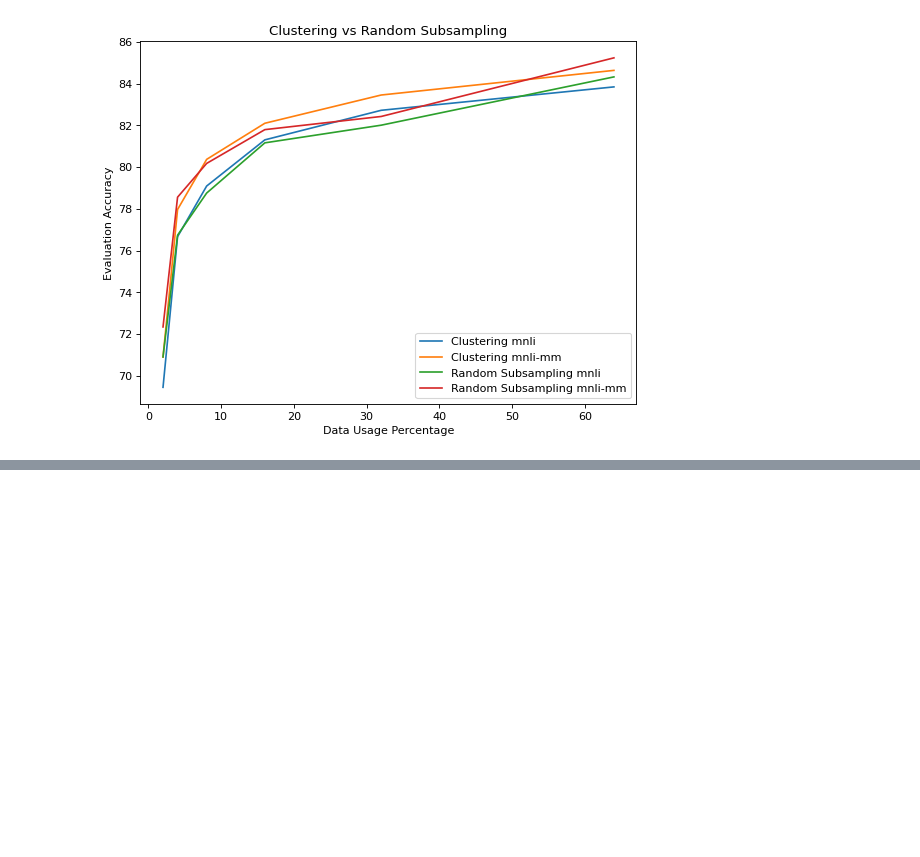
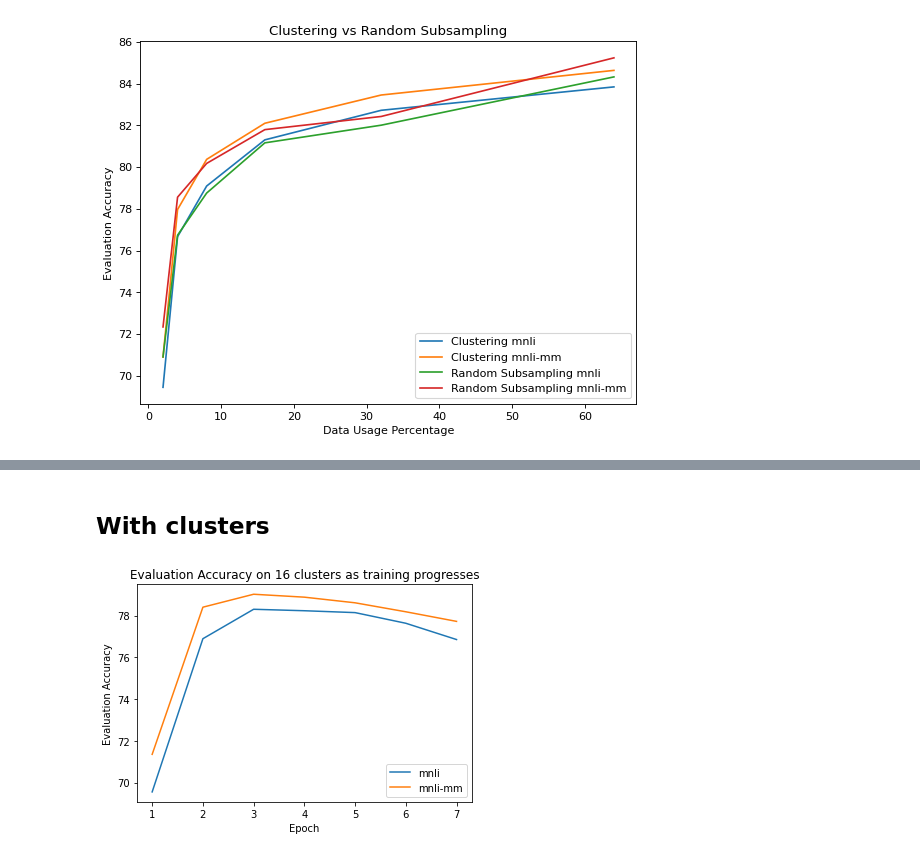
Before and after one commit to prajjwal1/generalize_lm_nli, a Jupyter notebook: nbs/graph_plots.ipynb, the cells around one changed output, grey strips where cells are left out. Saved outputs shown, nothing was run; the diff lists cells and outputs as text; code cells hidden in the pictures; blank space fills up the shorter version.

Commit message:
added another cluster mode and updated readme results

```diff
--- a/nbs/graph_plots.ipynb
+++ b/nbs/graph_plots.ipynb
@@ -338,0 +355,16 @@ plt.show()
+# %% [markdown]
+## With clusters
+# %%
+x = [1, 2, 3, 4, 5, 6, 7]
+y_16_clusters_mnli = [69.55, 76.89, 78.30, 78.23, 78.14, 77.63, 76.85]
+y_16_clusters_mnli_mm = [71.35, 78.40, 79.02, 78.88, 78.61, 78.18, 77.72]
+plt.plot(x, y_16_clusters_mnli, label = 'mnli')
+plt.plot(x, y_16_clusters_mnli_mm, label = 'mnli-mm')
+plt.legend()
+plt.xlabel('Epoch')
+plt.ylabel('Evaluation Accuracy')
+plt.title("Evaluation Accuracy on 16 clusters as training progresses")
+plt.savefig('/home/nlp/transformers-importance-sampling/figs/16_clusters_epoch_acc.png')
+plt.show()
+# %% [output]
+[figure, added]
```
Also changed, not shown: parts of 2 cells of this notebook, 5 other files.
